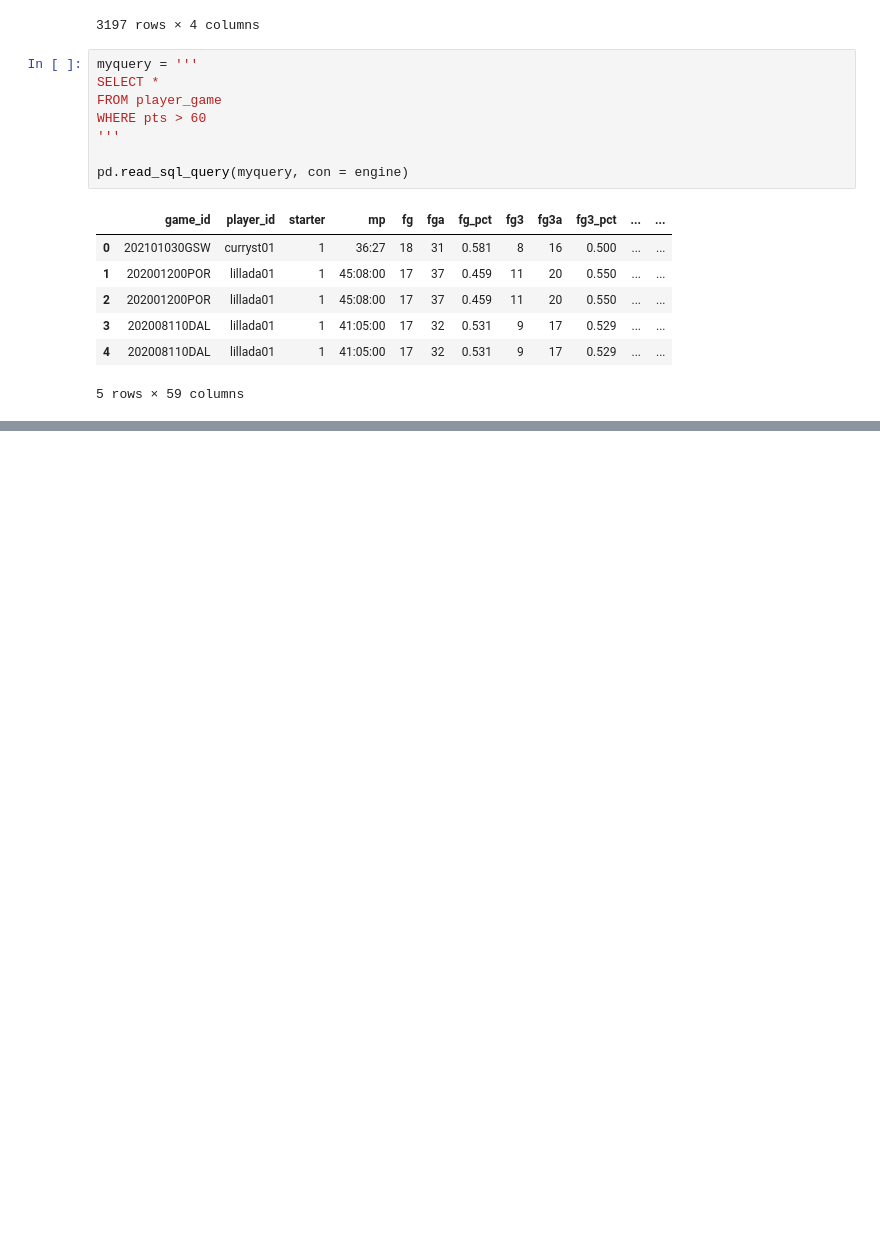
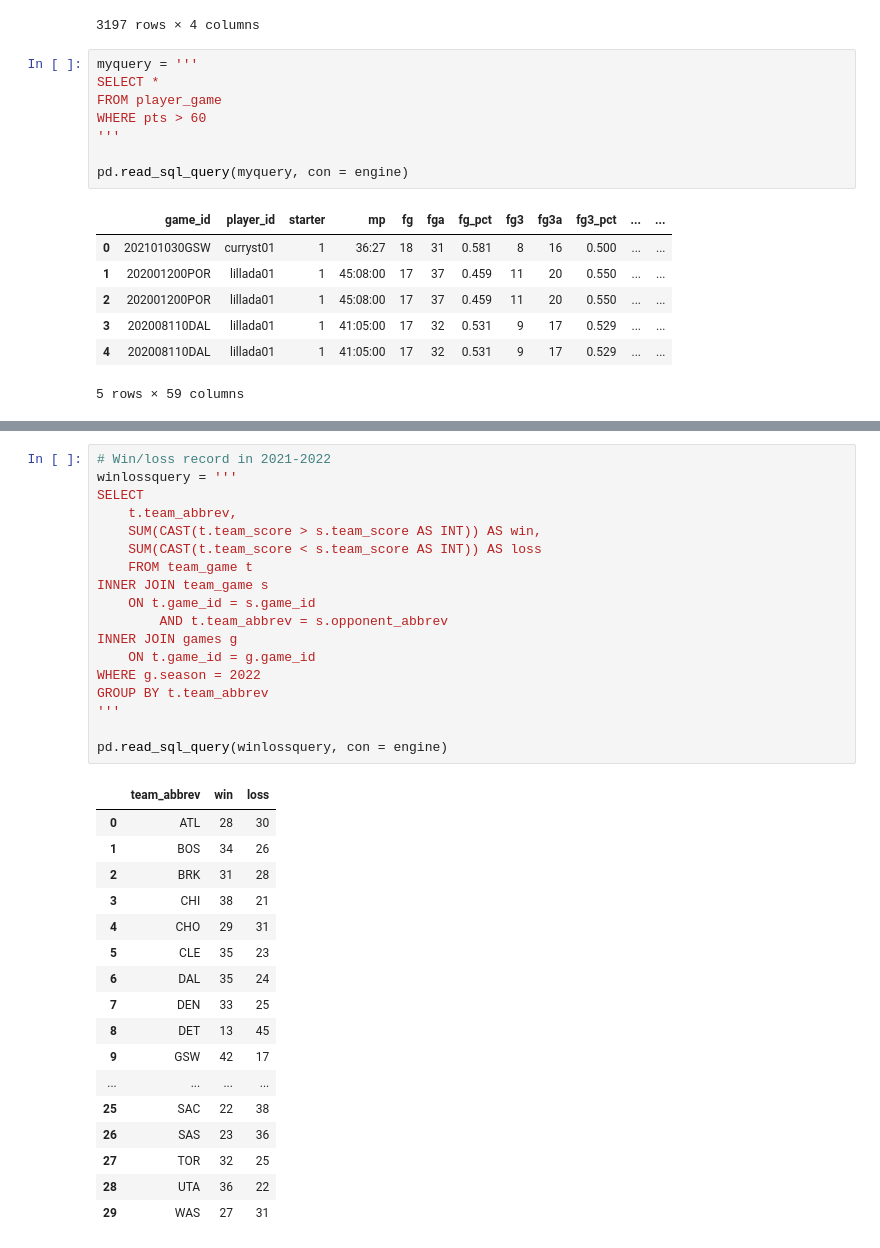
Before and after one commit to leek10/ds6001databases, a Jupyter notebook: nba_normalforms.ipynb, the cells around one changed output, grey strips where cells are left out. Drawn from its saved outputs; the diff is of its cells as text; blank space fills up the shorter version.

```diff
--- a/nba_normalforms.ipynb
+++ b/nba_normalforms.ipynb
@@ -282,0 +353,36 @@ pd.read_sql_query(myquery, con = engine)
+# %%
+# Win/loss record in 2021-2022
+winlossquery = '''
+SELECT
+    t.team_abbrev,
+    SUM(CAST(t.team_score > s.team_score AS INT)) AS win,
+    SUM(CAST(t.team_score < s.team_score AS INT)) AS loss
+    FROM team_game t
+INNER JOIN team_game s
+    ON t.game_id = s.game_id
+        AND t.team_abbrev = s.opponent_abbrev
+INNER JOIN games g
+    ON t.game_id = g.game_id
+WHERE g.season = 2022
+GROUP BY t.team_abbrev
+'''
+
+pd.read_sql_query(winlossquery, con = engine)
+# %% [output]
+|  | team_abbrev | win | loss |
+| 0 | ATL | 28 | 30 |
+| 1 | BOS | 34 | 26 |
+| 2 | BRK | 31 | 28 |
+| 3 | CHI | 38 | 21 |
+| 4 | CHO | 29 | 31 |
+| 5 | CLE | 35 | 23 |
+| 6 | DAL | 35 | 24 |
+| 7 | DEN | 33 | 25 |
+| 8 | DET | 13 | 45 |
+| 9 | GSW | 42 | 17 |
+| ... | ... | ... | ... |
+| 25 | SAC | 22 | 38 |
+| 26 | SAS | 23 | 36 |
+| 27 | TOR | 32 | 25 |
+| 28 | UTA | 36 | 22 |
+| 29 | WAS | 27 | 31 |
```
Also changed, not shown: parts of 9 cells of this notebook.
